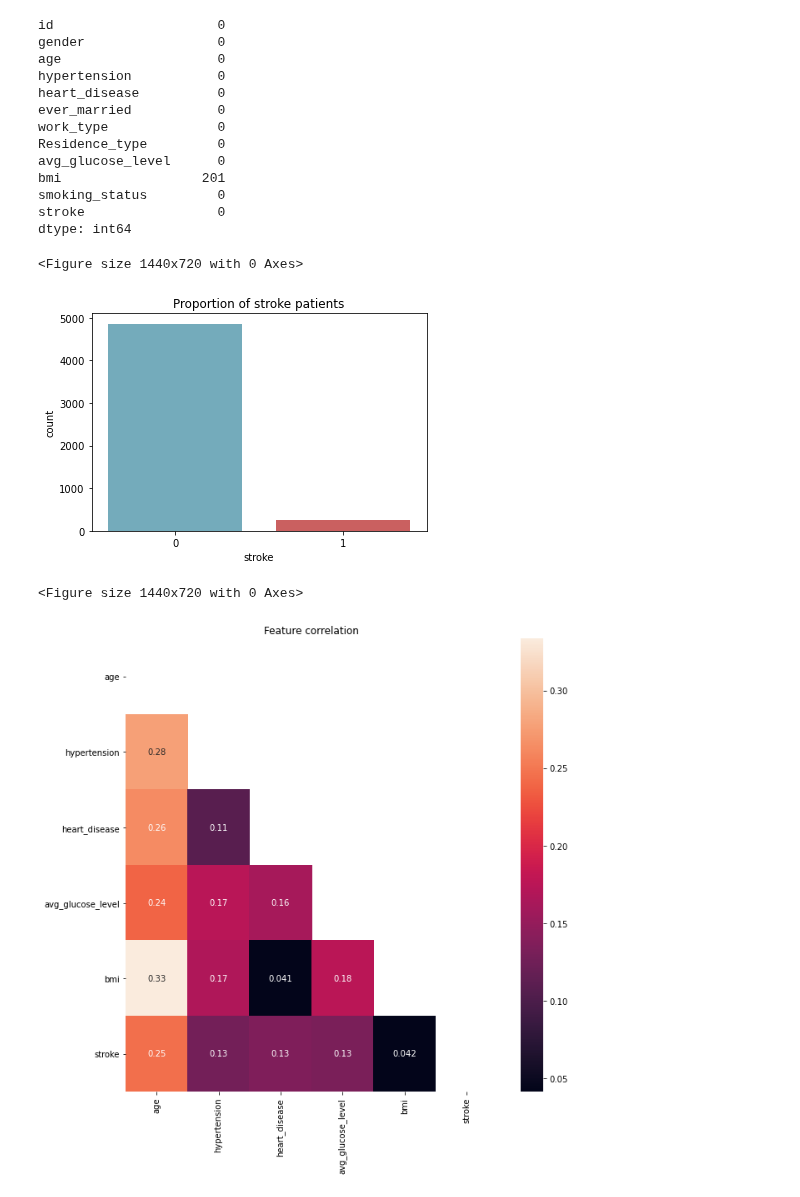
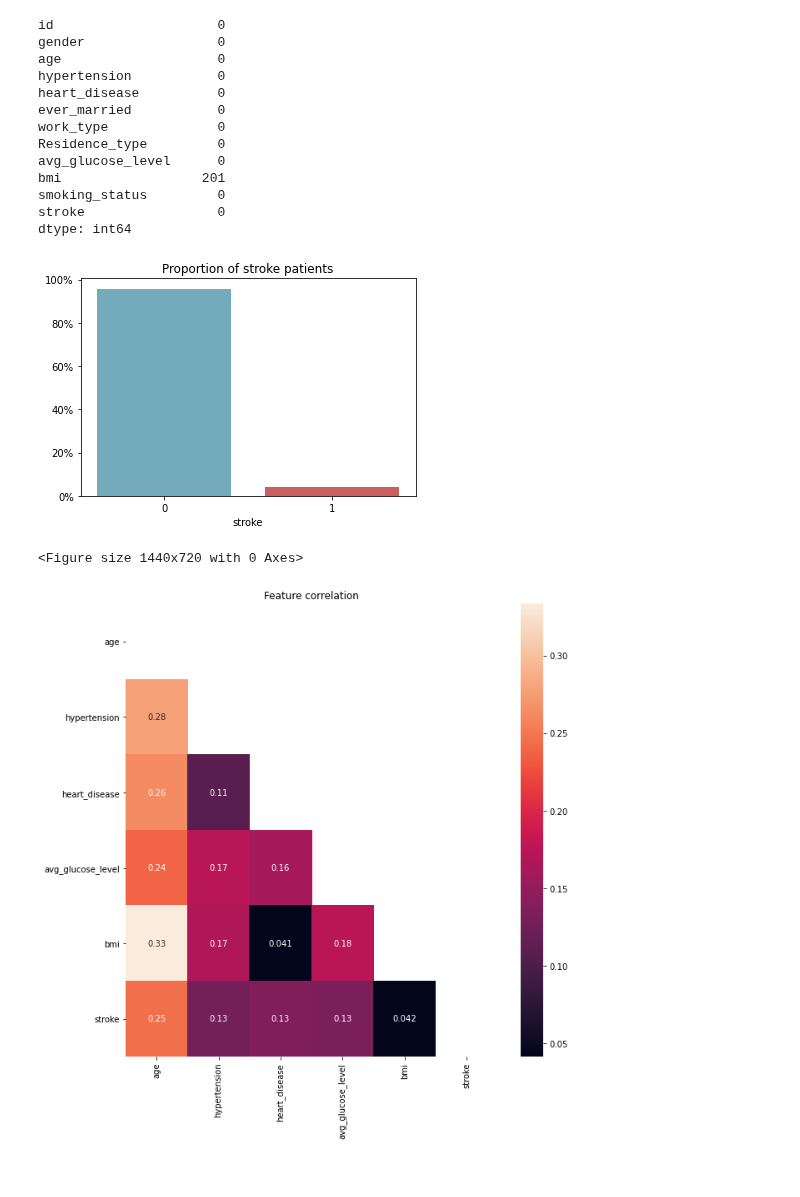
Before and after one commit to iberius96/Classification-task-for-heart-condition, a Jupyter notebook: main.ipynb, the cells around one changed output. Cells and saved outputs as stored; diff of their text form; code cells hidden in the pictures.

```diff
--- a/main.ipynb
+++ b/main.ipynb
@@ -70,21 +73,28 @@ smoking_status         0
 stroke                 0
 dtype: int64
 # %%
-sns.countplot(
-    x='stroke',
-    alpha=.75,
-    palette=['#3697b5', '#d11313'],
-    edgecolor='black',
-    linewidth=0,
-    data=df,
-)
+def stroke_proportion(curr_df, title):
+    g = sns.barplot(
+        x='stroke',
+        y='stroke',
+        alpha=.75,
+        palette=['#3697b5', '#d11313'],
+        edgecolor='black',
+        linewidth=0,
+        data=curr_df,
+        estimator=lambda x: len(x) / len(curr_df) * 100
+    )
 
-plt.title("Proportion of stroke patients")
-plt.figure(figsize=(20, 10))
+    g.yaxis.set_major_formatter(mtick.PercentFormatter())
+    g.set_ylabel('')
+
+    plt.title(title)
+    plt.figure(figsize=(20, 10))
+
+stroke_proportion(df, "Proportion of stroke patients")
 # %% [output]
+[figure, new version]
 <Figure size 1440x720 with 0 Axes>
-[figure, old version]
-<Figure size 1440x720 with 0 Axes>
 # %%
 plt.figure(figsize=(10, 10))
 plt.title('Feature correlation')
```
Also changed, not shown: parts of 9 cells of this notebook.
